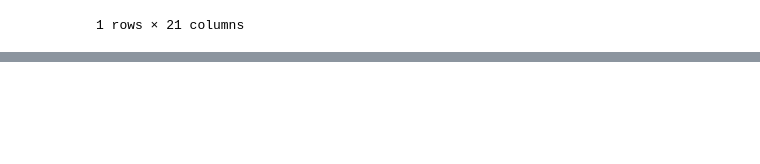
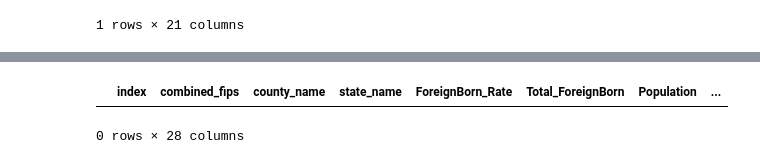
Before and after one commit to jmendiola84/Team_5, a Jupyter notebook: Census.ipynb, the cells around one changed output, grey strips where cells are left out. Drawn from its saved outputs; the diff is of its cells as text; code cells hidden in the pictures; blank space fills up the shorter version.

```diff
--- a/Census.ipynb
+++ b/Census.ipynb
@@ -116,7 +116,9 @@ census_pd = census_pd.reindex(columns= cols)
 #print(census_pd.dtypes)
 #print(census_pd.count())
 
+census_pd=census_pd.reset_index()
 census_pd.head(5)
+print(census_pd.count())
 # %% [output]
 3220
 Median Age           3142
@@ -145 +140,7 @@ dtype: int64
+# %%
+test=census_pd[pd.isnull(census_pd).any(axis=1)]
+test
+# %% [output]
+|  | index | combined_fips | county_name | state_name | ForeignBorn_Rate | Total_ForeignBorn | Population | ... |
+0 rows × 28 columns
 # %%
```
Also changed, not shown: parts of 2 cells of this notebook, 2 other files.
